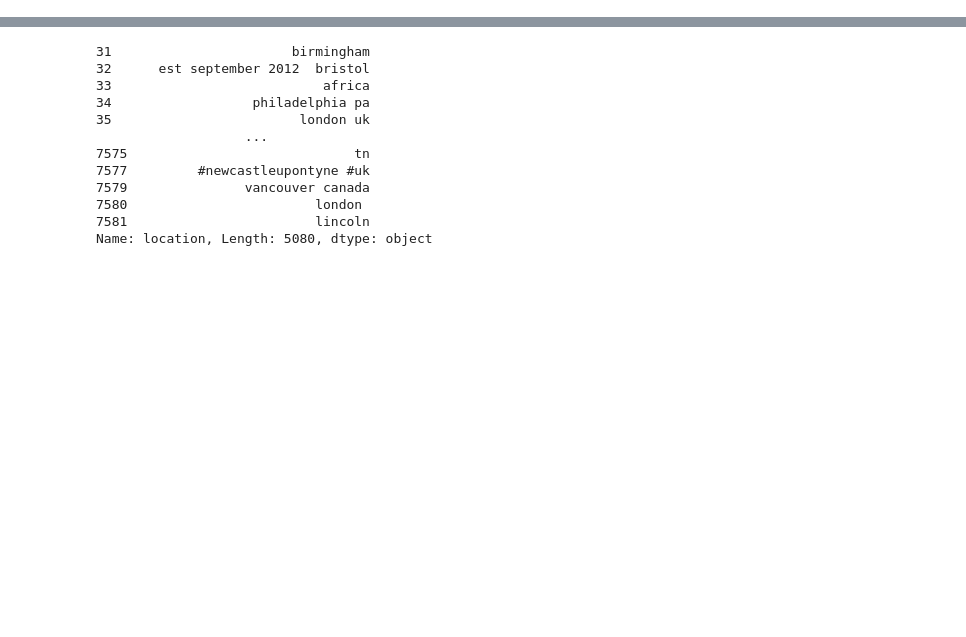
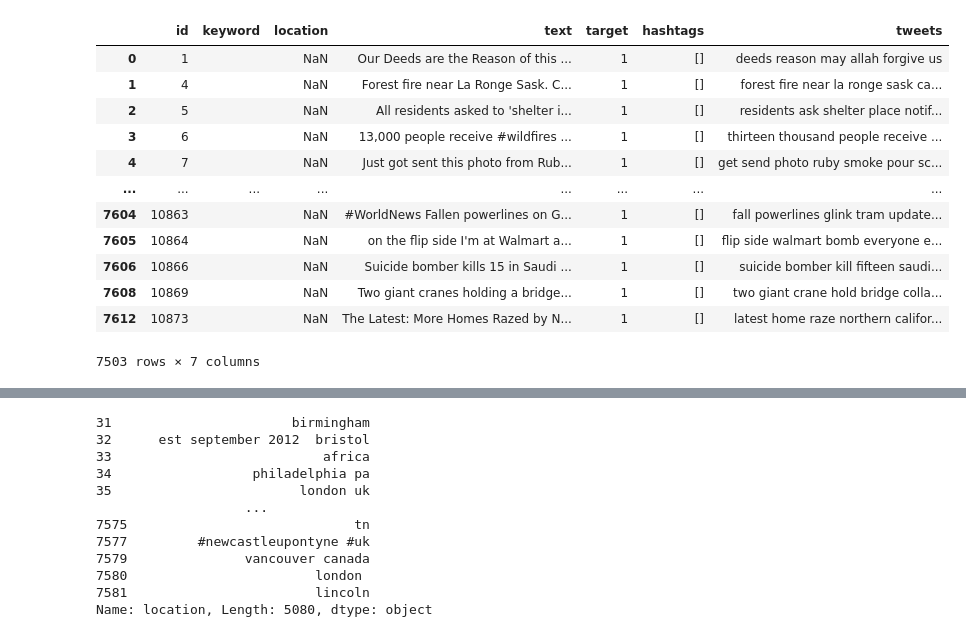
Before and after one commit to 8REN/disaster_tweets, a Jupyter notebook: preprocess_text.ipynb, the cells around one changed output, grey strips where cells are left out. Drawn from its saved outputs; the diff is of its cells as text; code cells hidden in the pictures; blank space fills up the shorter version.

```diff
--- a/preprocess_text.ipynb
+++ b/preprocess_text.ipynb
@@ -360,0 +366,16 @@ for row in test:
+# %%
+df
+# %% [output]
+|  | id | keyword | location | text | target | hashtags | tweets |
+| 0 | 1 |  | NaN | Our Deeds are the Reason of this ... | 1 | [] | deeds reason may allah forgive us |
+| 1 | 4 |  | NaN | Forest fire near La Ronge Sask. C... | 1 | [] | forest fire near la ronge sask ca... |
+| 2 | 5 |  | NaN | All residents asked to 'shelter i... | 1 | [] | residents ask shelter place notif... |
+| 3 | 6 |  | NaN | 13,000 people receive #wildfires ... | 1 | [] | thirteen thousand people receive ... |
+| 4 | 7 |  | NaN | Just got sent this photo from Rub... | 1 | [] | get send photo ruby smoke pour sc... |
+| ... | ... | ... | ... | ... | ... | ... | ... |
+| 7604 | 10863 |  | NaN | #WorldNews Fallen powerlines on G... | 1 | [] | fall powerlines glink tram update... |
+| 7605 | 10864 |  | NaN | on the flip side I'm at Walmart a... | 1 | [] | flip side walmart bomb everyone e... |
+| 7606 | 10866 |  | NaN | Suicide bomber kills 15 in Saudi ... | 1 | [] | suicide bomber kill fifteen saudi... |
+| 7608 | 10869 |  | NaN | Two giant cranes holding a bridge... | 1 | [] | two giant crane hold bridge colla... |
+| 7612 | 10873 |  | NaN | The Latest: More Homes Razed by N... | 1 | [] | latest home raze northern califor... |
+7503 rows × 7 columns
```
Also changed, not shown: parts of 10 cells of this notebook.
